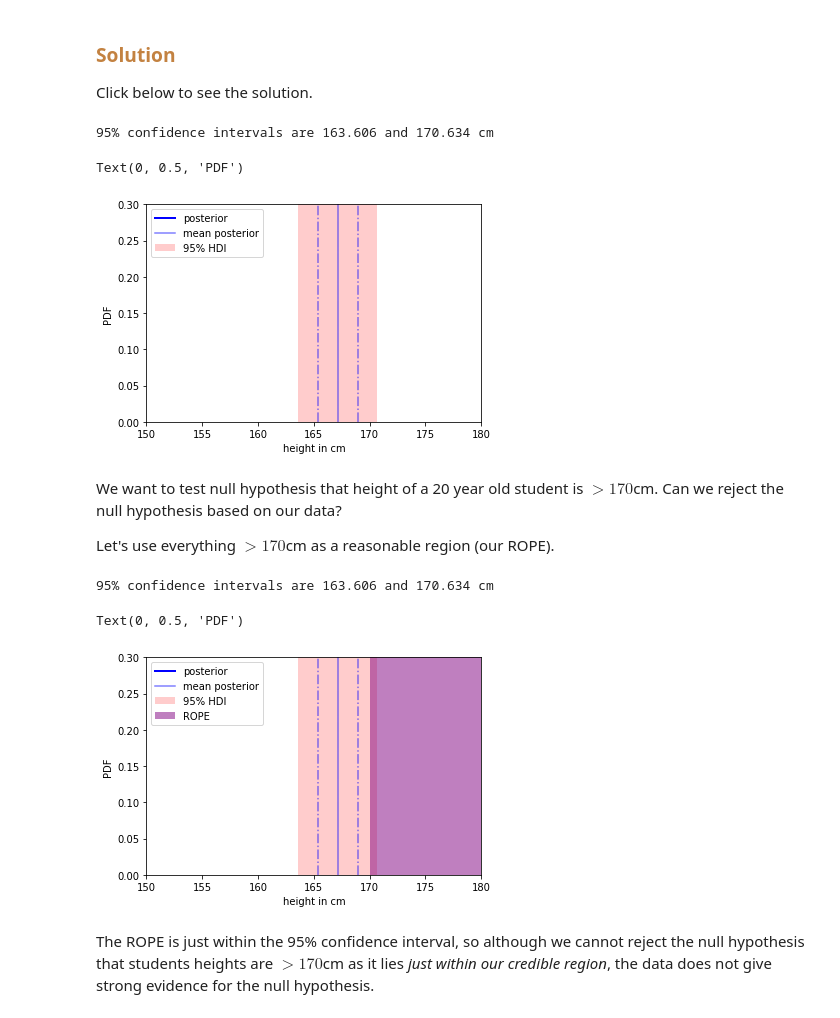
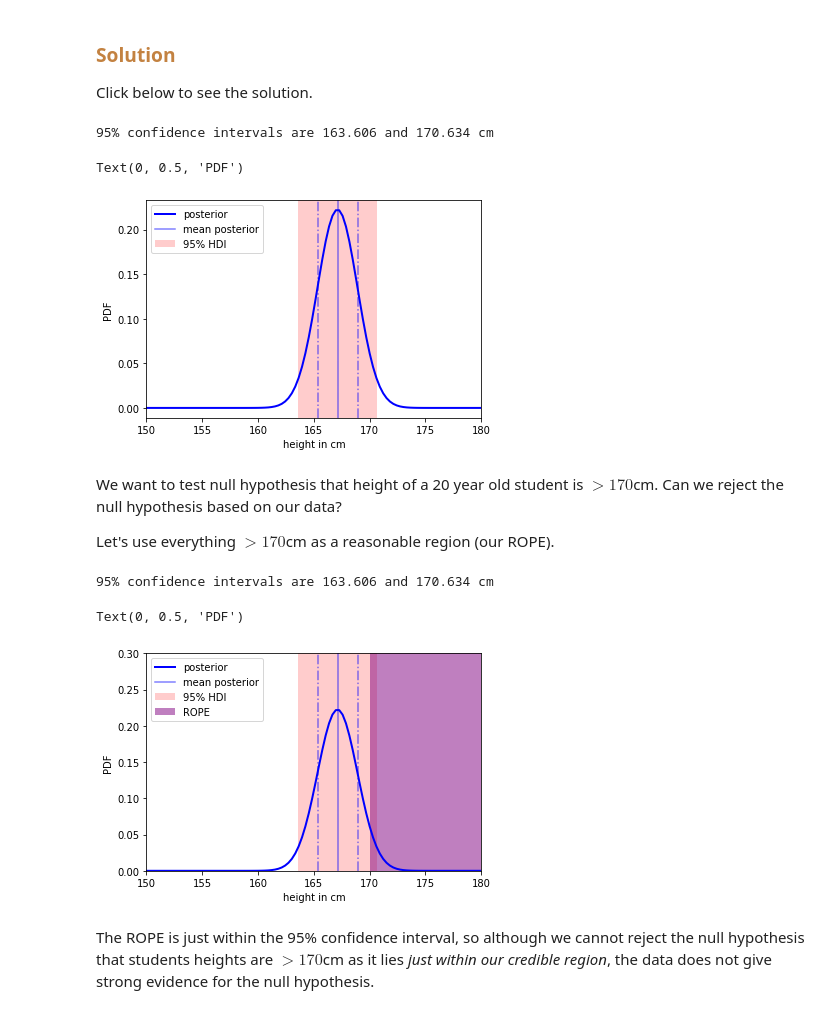
Before and after one commit to philrelton/Data-Analysis-2022, a Jupyter notebook: blended_exercises/Chapter 6/Chapter6.ipynb, the cells around one changed output. Drawn from its saved outputs; the diff is of its cells as text; code cells hidden in the pictures.

```diff
--- a/blended_exercises/Chapter 6/Chapter6.ipynb
+++ b/blended_exercises/Chapter 6/Chapter6.ipynb
@@ -129,7 +129,7 @@ prior_var = 3**2.
 prior_mean = 170.
 
 # set up an array
-x = np.linspace(150,180,100)
+d = np.linspace(150,180,100)
 
 # these are normal distributions so
 # can use the analytical equations from the notes for posterior
@@ -138,9 +138,9 @@ posterior_mean = post_mean(prior_var,data_var,n,data_mean,prior_mean)
 
 posterior_std = post_std(prior_var,data_var,n)
 
-print('likelihood mean and error are {:.3f},{:.3f}'.format(data_mean,err_mean))
+print(r'likelihood mean and error are {:.3f} +/- {:.3f} cm'.format(data_mean,err_mean))
 
-print('posterior mean and std are {:.3f},{:.3f}'.format(posterior_mean,posterior_std))
+print('posterior mean and std are {:.3f} +/- {:.3f} cm'.format(posterior_mean,posterior_std))
 
 plt.figure(figsize=(18,6))
 # for plotting
@@ -154,8 +154,8 @@ plt.xlabel('height in cm')
 plt.ylabel('PDF')
 
 plt.subplot(132)
-plt.plot(x,norm.pdf(x,data_mean,err_mean),label='likelihood',c='purple') #likelihood
-plt.plot(x,norm.pdf(x,prior_mean,np.sqrt(prior_var)),label='prior',c='red') # prior distribution
+plt.plot(d,norm.pdf(d,data_mean,err_mean),label='likelihood',c='purple') #likelihood
+plt.plot(d,norm.pdf(d,prior_mean,np.sqrt(prior_var)),label='prior',c='red') # prior distribution
 plt.legend(loc='upper left',fontsize=14)
 plt.xlim(155,180)
 plt.ylim(0,0.25)
@@ -163,12 +163,13 @@ plt.xlabel('height in cm')
 plt.ylabel('PDF')
 
 plt.subplot(133)
-plt.plot(x,norm.pdf(x,data_mean,err_mean),label='likelihood',c='purple') #likelihood
-plt.plot(x,norm.pdf(x,prior_mean,np.sqrt(prior_var)),label='prior',c='red') # prior distribution
-plt.plot(x,norm.pdf(x,posterior_mean,posterior_std),label='posterior',c='blue',lw=4)
+plt.plot(d,norm.pdf(d,data_mean,err_mean),label='likelihood',c='purple') #likelihood
+plt.plot(d,norm.pdf(d,prior_mean,np.sqrt(prior_var)),label='prior',c='red') # prior distribution
+plt.plot(d,norm.pdf(d,posterior_mean,posterior_std),label='posterior',c='blue',lw=4)
 plt.legend(loc='upper left',fontsize=14)
 plt.xlim(155,180)
 plt.ylim(0,0.25)
 plt.xlabel('height in cm')
 plt.ylabel('PDF')
+plt.show()
 # %% [output]
@@ -572,29 +574,25 @@ Let's return to the question earlier about the student heights. Now we are going
 
 Click below to see the solution.
 # %%
-# to plot likelihood need to remember sigma= error on mean
-#plt.plot(x,norm.pdf(x,data_mean,err_mean),label='likelihood',c='purple') #likelihood
-#plt.plot(x,norm.pdf(x,prior_mean,np.sqrt(prior_var)),label='prior',c='red') # prior distribution
-
 # can use norm.interval to get the interval out for 95%
 # note that 95% is roughly equivalent to 2xstandard deviations so they can use that
 HDI_1,HDI_2 = norm.interval(0.95,posterior_mean,posterior_std)
 print('95% confidence intervals are {:.3f} and {:.3f} cm'.format(HDI_1,HDI_2))
 
-plt.plot(x,norm.pdf(x,posterior_mean,posterior_std),label='posterior',c='blue',lw=2)
+plt.plot(d,norm.pdf(d,posterior_mean,posterior_std),label='posterior',c='blue',lw=2)
 plt.axvline(posterior_mean,label='mean posterior',color='blue',alpha=0.5)
 plt.axvline(posterior_mean+posterior_std,color='blue',ls='-.',alpha=0.5)
 plt.axvline(posterior_mean-posterior_std,color='blue',ls='-.',alpha=0.5)
 plt.axvspan(HDI_1,HDI_2,facecolor='red', alpha=0.2, label = '95% HDI')
 plt.legend(loc='upper left')
 plt.xlim(150,180)
-plt.ylim(0,0.3)
+#plt.ylim(0,0.3)
 plt.xlabel('height in cm')
 plt.ylabel('PDF')
 # %% [output]
 95% confidence intervals are 163.606 and 170.634 cm
 Text(0, 0.5, 'PDF')
-[figure, old version]
+[figure, new version]
 # %% [markdown]
 We want to test null hypothesis that height of a 20 year old student is $>170$cm. Can we reject the null hypothesis based on our data?
 
@@ -606,7 +604,7 @@ Let's use everything $>170$cm as a reasonable region (our ROPE).
 HDI_1,HDI_2= norm.interval(0.95,posterior_mean,posterior_std)
 print('95% confidence intervals are {:.3f} and {:.3f} cm'.format(HDI_1,HDI_2))
 
-plt.plot(x,norm.pdf(x,posterior_mean,posterior_std),label='posterior',c='blue',lw=2)
+plt.plot(d,norm.pdf(d,posterior_mean,posterior_std),label='posterior',c='blue',lw=2)
 plt.axvline(posterior_mean,label='mean posterior',color='blue',alpha=0.5)
 plt.axvline(posterior_mean+posterior_std,color='blue',ls='-.',alpha=0.5)
 plt.axvline(posterior_mean-posterior_std,color='blue',ls='-.',alpha=0.5)
@@ -621,7 +619,7 @@ plt.ylabel('PDF')
 # %% [output]
 95% confidence intervals are 163.606 and 170.634 cm
 Text(0, 0.5, 'PDF')
-[figure, old version]
+[figure, new version]
 # %% [markdown]
 The ROPE is just within the 95% confidence interval, so although we cannot reject the null hypothesis that students heights are $>170$cm as it lies *just within our credible region*, the data does not give strong evidence for the null hypothesis.
 # %% [markdown]
```
Also changed, not shown: parts of 8 cells of this notebook.
